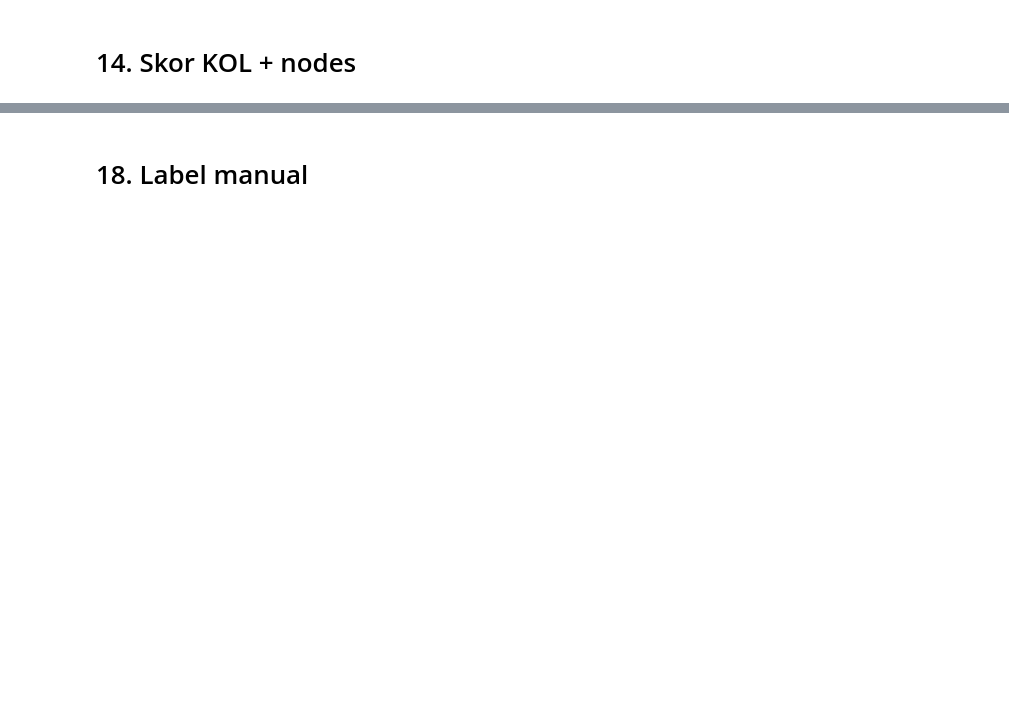
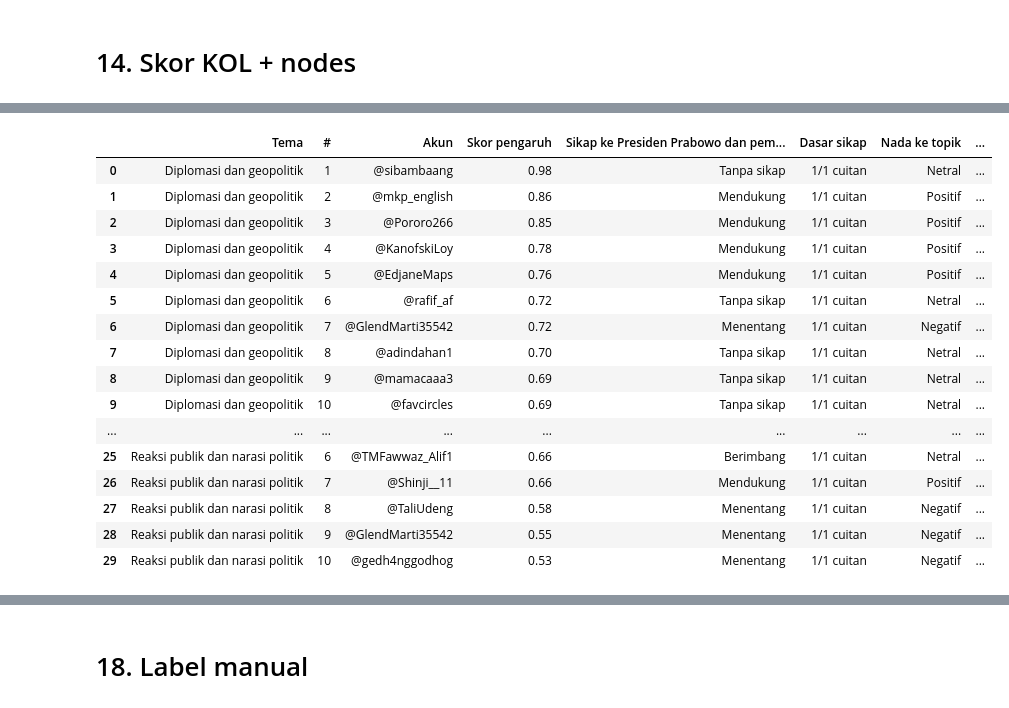
Before and after one commit to aldo02032004/naufaldo.github.io, a Jupyter notebook: kol_network_stance.ipynb, the cells around one changed output, grey strips where cells are left out. Cells and saved outputs as stored; diff of their text form; code cells hidden in the pictures; blank space fills up the shorter version.

```diff
--- a/kol_network_stance.ipynb
+++ b/kol_network_stance.ipynb
@@ -676,20 +551,0 @@ print(f"KOL: {len(df_top_authors)}, nodes: {len(df_nodes)}, edges: {len(df_edges
-# %%
-records = []
-for _, row in tqdm(df_top_authors.iterrows(), total=len(df_top_authors), desc="Nilai KOL (Gemma)"):
-    posts = kol_posts(row["Id"], row["theme"])
-    if not posts:   # KOL yang cuma muncul di jaringan, nggak ada teksnya
-        continue
-    try:
-        out = judge_kol(row, posts)
-    except (ValueError, KeyError) as e:   # jawaban Gemma rusak dilewatin, error lain langsung berhenti
-        print(f"{row['author_id']} ({row['theme']}) gagal dinilai: {type(e).__name__}: {e}")
-        out = {"relevan": None, "summary": "", "sentiment": UNCLASSIFIED, "stance": UNCLASSIFIED}
-    records.append({**row[["theme", "rank", "author_id", "Id", "score"]].to_dict(),
-                    "jumlah_teks": len(posts), **out})   # jumlah cuitan yang dibaca Gemma
-
-df_kol = pd.DataFrame(records)
-print(f"KOL dinilai: {len(df_kol)}, dilewatin karena nggak ada teks: {len(df_top_authors) - len(df_kol)}")
-off_topic = df_kol["relevan"].eq(False)
-if off_topic.any():
-    print(f"{off_topic.sum()} KOL ternyata bahas hal lain, nggak dihitung di hasil akhir: "
-          f"{', '.join(df_kol.loc[off_topic, 'author_id'].astype(str))}")
@@ -765,0 +762,51 @@ display(df_edges.sort_values("Weight", ascending=False).head(30).rename(columns=
+# %%
+STANCE_LABEL = {"supporter": "Mendukung", "moderat": "Berimbang", "oposisi": "Menentang", "tidak_jelas": "Tanpa sikap"}
+SENT_LABEL = {"positif": "Positif", "negatif": "Negatif", "netral": "Netral", "kontroversi": "Pro & kontra"}
+INTERACTION_LABEL = {"retweet": "di-RT", "reply": "dibalas", "mention": "di-mention"}
+nice = lambda s: s.str.replace("_", " ").str.capitalize()   # nama tema enak dibaca
+name = lambda ids: ids.map(display_name).fillna(ids)
+
+n = df_kol["jumlah_teks"]
+view = pd.DataFrame({
+    "Tema": nice(df_kol["theme"]),
+    "#": df_kol["rank"],
+    "Akun": df_kol["author_id"],
+    "Skor pengaruh": df_kol["score"].round(2),
+    f"Sikap ke {STANCE_TARGET}": df_kol["stance"].map(STANCE_LABEL).where(n > 0, "Nggak ada cuitan"),
+    "Dasar sikap": [f"{round(s * k)}/{k} cuitan" if k else "-" for s, k in zip(df_kol["stance_share"], n)],
+    "Nada ke topik": df_kol["sentiment"].map(SENT_LABEL).fillna("-"),
+    "Ringkasan narasi": df_kol["summary"],
+})
+if df_kol["copypasta"].gt(0).any():
+    view.insert(6, "Copypasta", df_kol["copypasta"].map("{:.0%}".format))
+print("Skor pengaruh: rata-rata persentil PageRank, eigenvector, engagement, followers di tema (1 = tertinggi)")
+print("Dasar sikap: cuitan yang sikapnya sama / total cuitan yang dibaca")
+display(view)
+
+print("\nNada ke topik vs sikap ke target (cuma diagonal = sikap ngikut nada):")
+display(pd.crosstab(df_kol["sentiment"].map(SENT_LABEL).fillna("-"), df_kol["stance"].map(STANCE_LABEL),
+                    rownames=["nada"], colnames=["sikap"]))
+
+if len(df_theme_summary):
+    print("\nRingkasan tema:")
+    display(df_theme_summary.assign(theme=nice(df_theme_summary["theme"])).rename(columns={
+        "theme": "Tema", "jumlah_kol": "KOL", **STANCE_LABEL, "ringkasan": "Ringkasan",
+        "narasi_supporter": "Narasi pendukung", "narasi_moderat": "Narasi berimbang", "narasi_oposisi": "Narasi penentang"}))
+
+print("\nTop 10 akun per tema di jaringan:")
+nodes = df_nodes.sort_values(["theme", "pagerank"], ascending=[True, False]).groupby("theme").head(10)
+display(pd.DataFrame({"Tema": nice(nodes["theme"]), "Akun": nodes["akun"],
+                      "PageRank": nodes["pagerank"].round(3), "Eigenvector": nodes["eigenvector"].round(3),
+                      "Followers": nodes["followers"].map(lambda f: "-" if pd.isna(f) else f"{f:,.0f}"),
+                      "Sikap": nodes["stance"].map(STANCE_LABEL).fillna("-"),
+                      "Peran": np.select([nodes["is_target"], nodes["is_kol"]], ["Target", "KOL"], "")}))
+
+print("\nAkun yang paling banyak diajak interaksi (jumlah akun unik):")
+inbound = (edge_rows.assign(jenis=edge_rows["interaction"].map(INTERACTION_LABEL))
+           .pivot_table(index=["theme", "Target"], columns="jenis", values="Source", aggfunc="nunique", fill_value=0)
+           .assign(total=edge_rows.groupby(["theme", "Target"])["Source"].nunique())
+           .rename_axis(columns=None).reset_index()
+           .sort_values(["theme", "total"], ascending=[True, False]).groupby("theme").head(10))
+display(inbound.assign(theme=nice(inbound["theme"]), Target=name(inbound["Target"]))
+        .rename(columns={"theme": "Tema", "Target": "Akun", "total": "Total akun"}))
+# %% [output]
@@ -765,0 +815,17 @@ display(df_edges.sort_values("Weight", ascending=False).head(30).rename(columns=
+|  | Tema | # | Akun | Skor pengaruh | Sikap ke Presiden Prabowo dan pem... | Dasar sikap | Nada ke topik | ... |
+| 0 | Diplomasi dan geopolitik | 1 | @sibambaang | 0.98 | Tanpa sikap | 1/1 cuitan | Netral | ... |
+| 1 | Diplomasi dan geopolitik | 2 | @mkp_english | 0.86 | Mendukung | 1/1 cuitan | Positif | ... |
+| 2 | Diplomasi dan geopolitik | 3 | @Pororo266 | 0.85 | Mendukung | 1/1 cuitan | Positif | ... |
+| 3 | Diplomasi dan geopolitik | 4 | @KanofskiLoy | 0.78 | Mendukung | 1/1 cuitan | Positif | ... |
+| 4 | Diplomasi dan geopolitik | 5 | @EdjaneMaps | 0.76 | Mendukung | 1/1 cuitan | Positif | ... |
+| 5 | Diplomasi dan geopolitik | 6 | @rafif_af | 0.72 | Tanpa sikap | 1/1 cuitan | Netral | ... |
+| 6 | Diplomasi dan geopolitik | 7 | @GlendMarti35542 | 0.72 | Menentang | 1/1 cuitan | Negatif | ... |
+| 7 | Diplomasi dan geopolitik | 8 | @adindahan1 | 0.70 | Tanpa sikap | 1/1 cuitan | Netral | ... |
+| 8 | Diplomasi dan geopolitik | 9 | @mamacaaa3 | 0.69 | Tanpa sikap | 1/1 cuitan | Netral | ... |
+| 9 | Diplomasi dan geopolitik | 10 | @favcircles | 0.69 | Tanpa sikap | 1/1 cuitan | Netral | ... |
+| ... | ... | ... | ... | ... | ... | ... | ... | ... |
+| 25 | Reaksi publik dan narasi politik | 6 | @TMFawwaz_Alif1 | 0.66 | Berimbang | 1/1 cuitan | Netral | ... |
+| 26 | Reaksi publik dan narasi politik | 7 | @Shinji__11 | 0.66 | Mendukung | 1/1 cuitan | Positif | ... |
+| 27 | Reaksi publik dan narasi politik | 8 | @TaliUdeng | 0.58 | Menentang | 1/1 cuitan | Negatif | ... |
+| 28 | Reaksi publik dan narasi politik | 9 | @GlendMarti35542 | 0.55 | Menentang | 1/1 cuitan | Negatif | ... |
+| 29 | Reaksi publik dan narasi politik | 10 | @gedh4nggodhog | 0.53 | Menentang | 1/1 cuitan | Negatif | ... |
```
Also changed, not shown: parts of 42 cells of this notebook.
